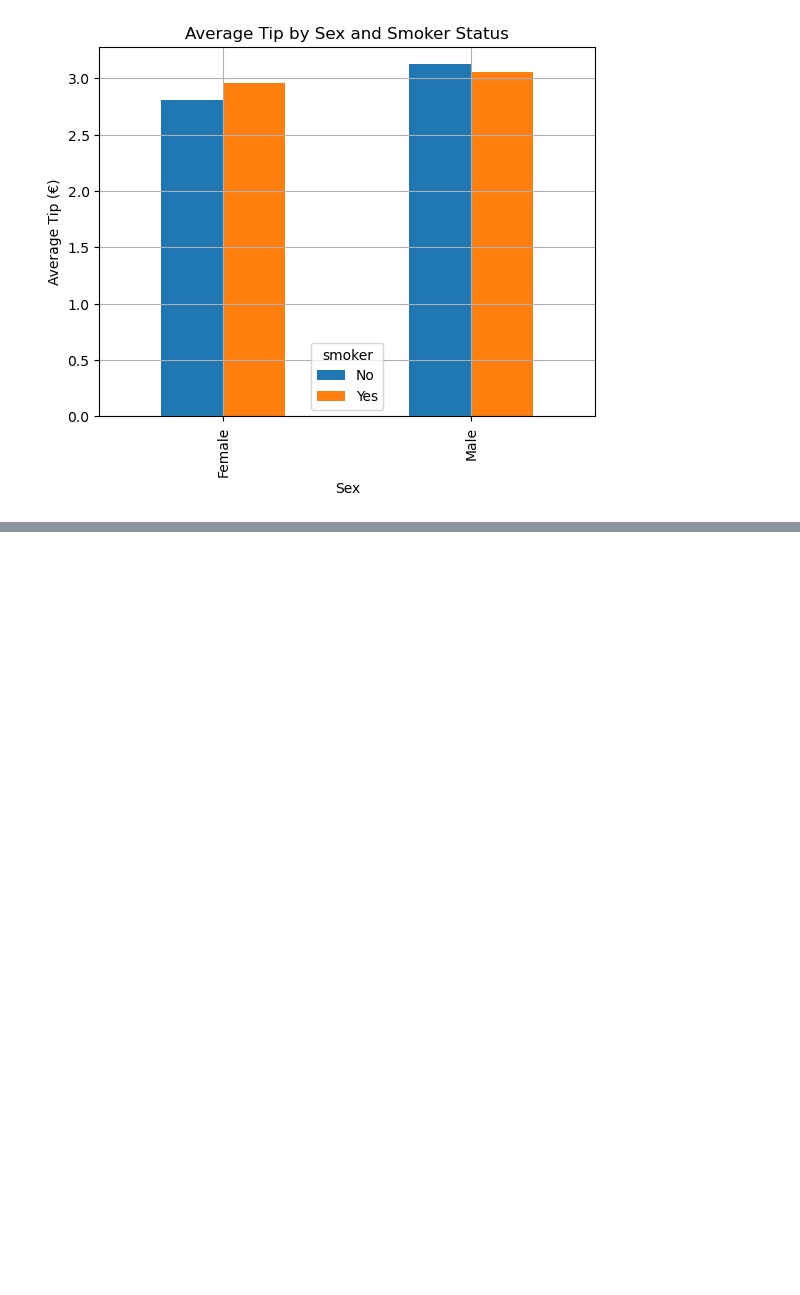
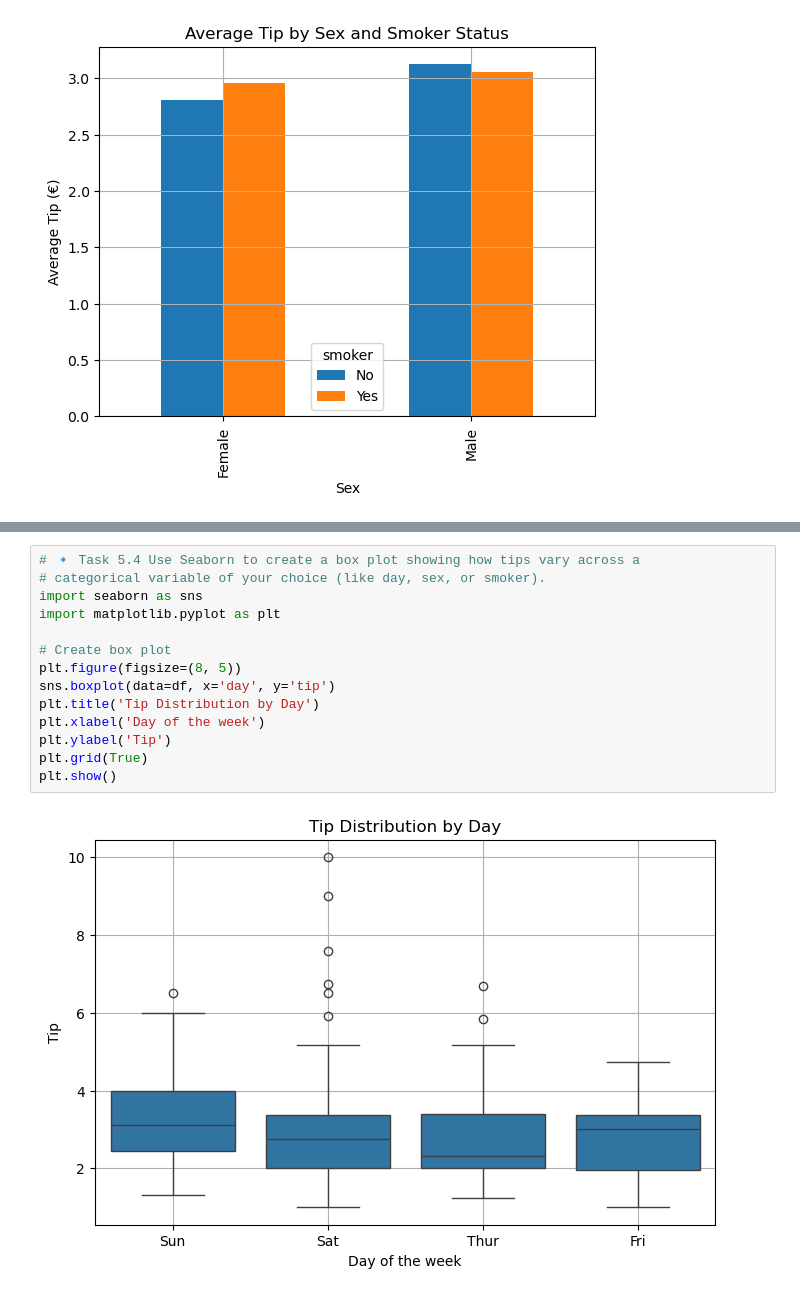
Before and after one commit to NarcisoRibeiro/Data-Analysis-Studies, a Jupyter notebook: Job-Prep-Notebook.ipynb, the cells around one changed output, grey strips where cells are left out. Saved outputs shown, nothing was run; the diff lists cells and outputs as text; blank space fills up the shorter version.

```diff
--- a/Job-Prep-Notebook.ipynb
+++ b/Job-Prep-Notebook.ipynb
@@ -340,0 +381,16 @@ plt.show()
+# %%
+# 🔹 Task 5.4 Use Seaborn to create a box plot showing how tips vary across a
+# categorical variable of your choice (like day, sex, or smoker).
+import seaborn as sns
+import matplotlib.pyplot as plt
+
+# Create box plot
+plt.figure(figsize=(8, 5))
+sns.boxplot(data=df, x='day', y='tip')
+plt.title('Tip Distribution by Day')
+plt.xlabel('Day of the week')
+plt.ylabel('Tip')
+plt.grid(True)
+plt.show()
+# %% [output]
+[figure, added]
```
Also changed, not shown: parts of 11 cells of this notebook.
